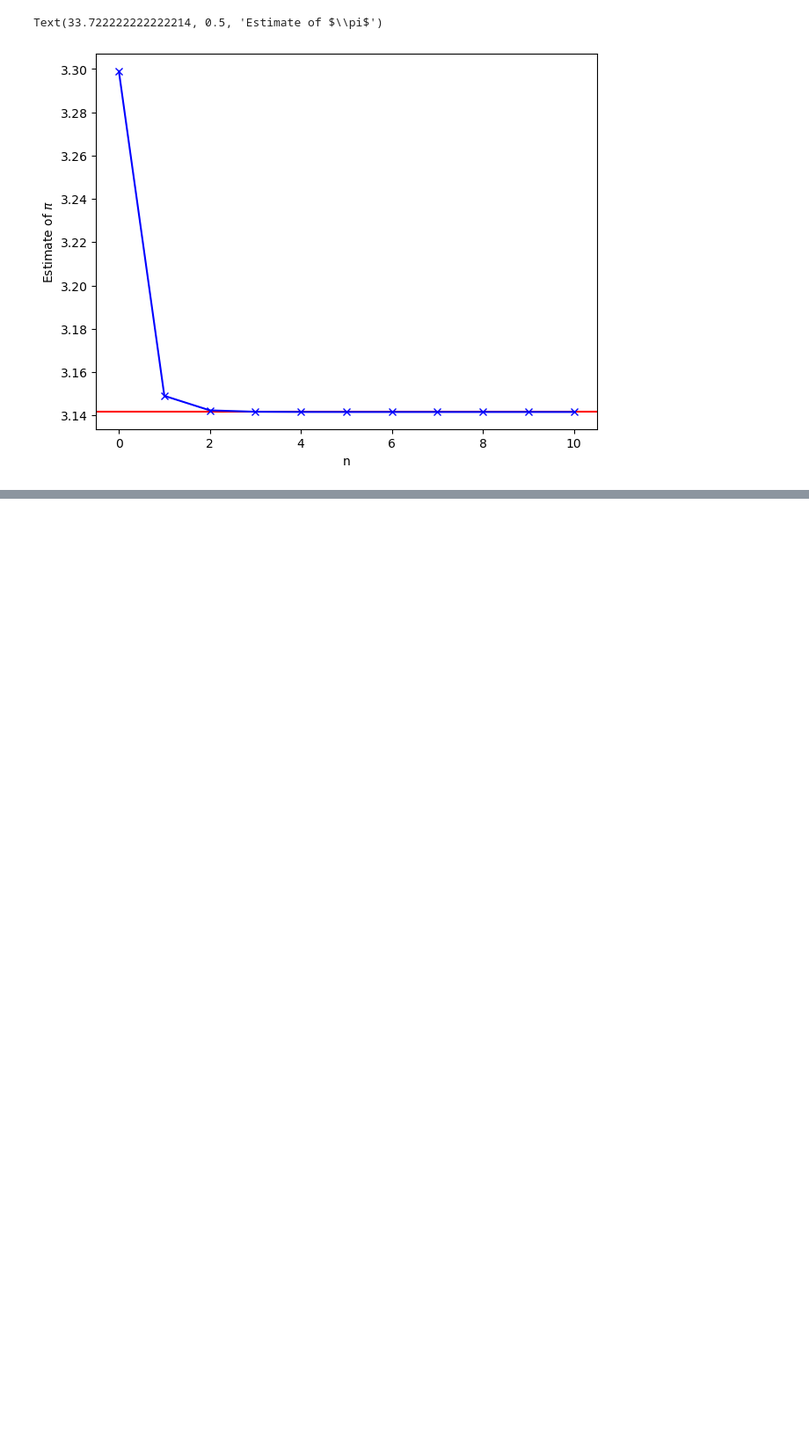
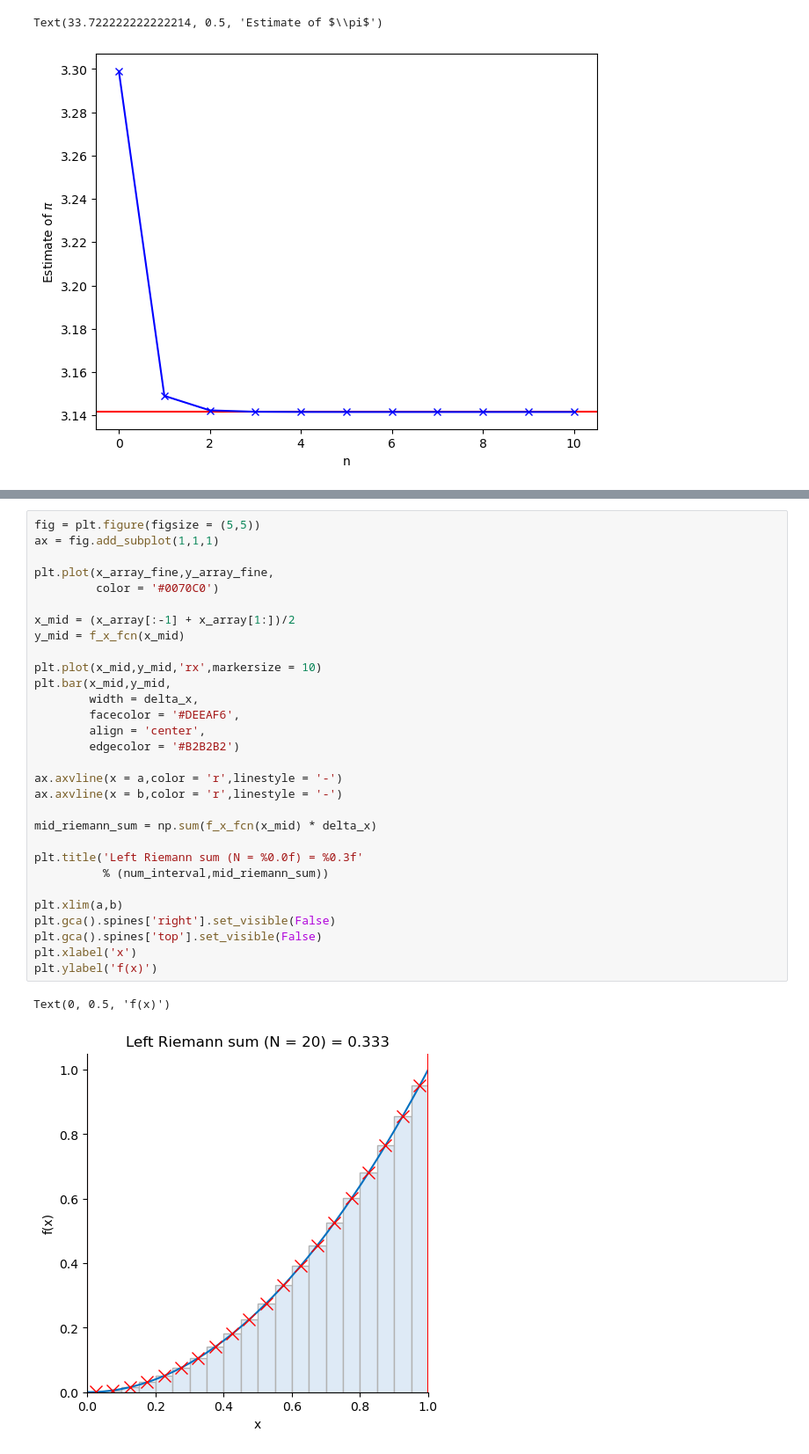
Before and after one commit to Arch-jyh/iris_books, a Jupyter notebook: book3/18.ipynb, the cells around one changed output, grey strips where cells are left out. Shown at 88% size. Cells and saved outputs as stored; diff of their text form; blank space fills up the shorter version.

```diff
--- a/book3/18.ipynb
+++ b/book3/18.ipynb
@@ -311,0 +392,33 @@ Text(33.722222222222214, 0.5, 'Estimate of $\\pi$')
+# %%
+fig = plt.figure(figsize = (5,5))
+ax = fig.add_subplot(1,1,1)
+
+plt.plot(x_array_fine,y_array_fine,
+         color = '#0070C0')
+
+x_mid = (x_array[:-1] + x_array[1:])/2
+y_mid = f_x_fcn(x_mid)
+
+plt.plot(x_mid,y_mid,'rx',markersize = 10)
+plt.bar(x_mid,y_mid,
+        width = delta_x,
+        facecolor = '#DEEAF6',
+        align = 'center',
+        edgecolor = '#B2B2B2')
+
+ax.axvline(x = a,color = 'r',linestyle = '-')
+ax.axvline(x = b,color = 'r',linestyle = '-')
+
+mid_riemann_sum = np.sum(f_x_fcn(x_mid) * delta_x)
+
+plt.title('Left Riemann sum (N = %0.0f) = %0.3f'
+          % (num_interval,mid_riemann_sum))
+
+plt.xlim(a,b)
+plt.gca().spines['right'].set_visible(False)
+plt.gca().spines['top'].set_visible(False)
+plt.xlabel('x')
+plt.ylabel('f(x)')
+# %% [output]
+Text(0, 0.5, 'f(x)')
+[figure, added]
```
Also changed, not shown: parts of 23 cells of this notebook, 3 other files.
